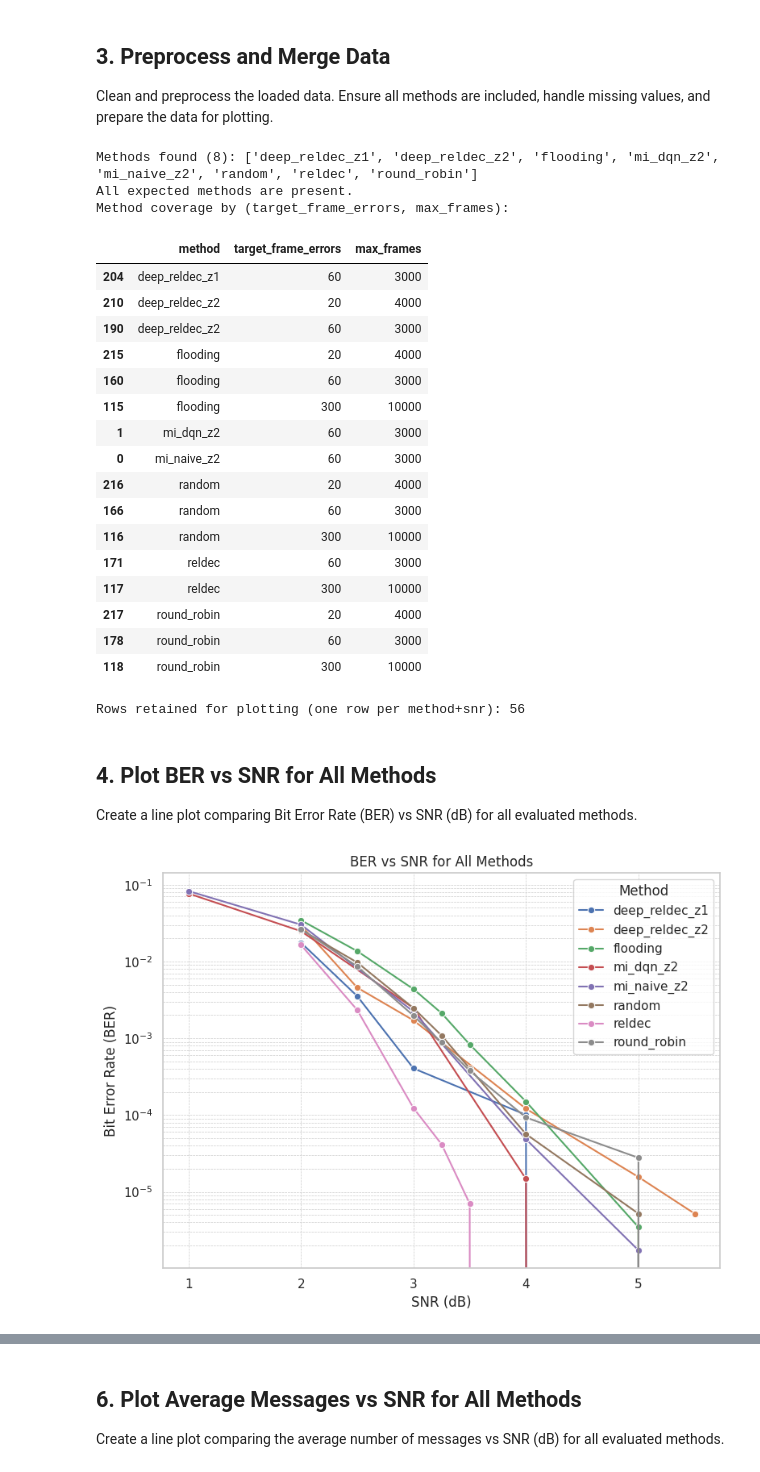
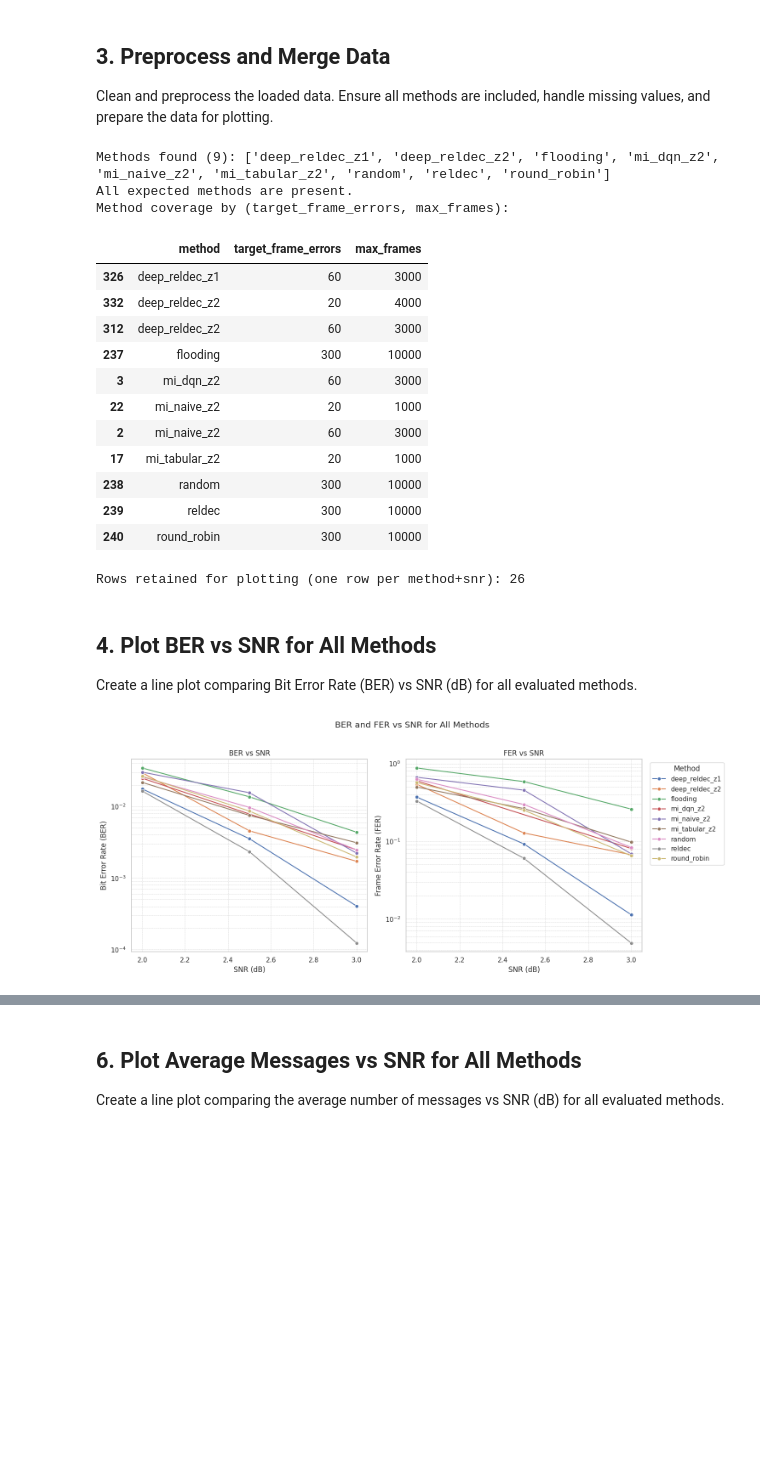
Before and after one commit to houleux/Decoder, a Jupyter notebook: RELDEC/notebook_runs/continuous_reldec/active_run/wran/plot_eval_results.ipynb, the cells around one changed output, grey strips where cells are left out. Cells and saved outputs as stored; diff of their text form; code cells hidden in the pictures; blank space fills up the shorter version.

```diff
--- a/RELDEC/notebook_runs/continuous_reldec/active_run/wran/plot_eval_results.ipynb
+++ b/RELDEC/notebook_runs/continuous_reldec/active_run/wran/plot_eval_results.ipynb
@@ -132,6 +145,10 @@ for col in ["snr_db", "ber", "fer", "avg_messages", "target_frame_errors", "max_
 
 # Keep rows with complete plotting data
 df = df.dropna(subset=["snr_db", "ber", "fer", "avg_messages", "method"])
+
+# Only compare the requested SNR points
+selected_snr = [2.0, 2.5, 3.0]
+df = df[df["snr_db"].isin(selected_snr)].copy()
 
 # Deduplicate repeated rows from overlapping CSVs
 dedupe_keys = [
@@ -173,6 +190,7 @@ expected_methods = [
     "round_robin",
     "reldec",
     "mi_naive_z2",
+    "mi_tabular_z2",
     "deep_reldec_z1",
     "deep_reldec_z2",
     "mi_dqn_z2",
@@ -199,41 +217,49 @@ print(f"Rows retained for plotting (one row per method+snr): {len(plot_df)}")
 # Keep downstream plotting cells unchanged
 df = plot_df
 # %% [output]
-Methods found (8): ['deep_reldec_z1', 'deep_reldec_z2', 'flooding', 'mi_dqn_z2', 'mi_naive_z2', 'random', 'reldec', 'round_robin']
+Methods found (9): ['deep_reldec_z1', 'deep_reldec_z2', 'flooding', 'mi_dqn_z2', 'mi_naive_z2', 'mi_tabular_z2', 'random', 'reldec', 'round_robin']
 All expected methods are present.
 Method coverage by (target_frame_errors, max_frames):
 |  | method | target_frame_errors | max_frames |
-| 204 | deep_reldec_z1 | 60 | 3000 |
-| 210 | deep_reldec_z2 | 20 | 4000 |
-| 190 | deep_reldec_z2 | 60 | 3000 |
-| 215 | flooding | 20 | 4000 |
-| 160 | flooding | 60 | 3000 |
-| 115 | flooding | 300 | 10000 |
-| 1 | mi_dqn_z2 | 60 | 3000 |
-| 0 | mi_naive_z2 | 60 | 3000 |
-| 216 | random | 20 | 4000 |
-| 166 | random | 60 | 3000 |
-| 116 | random | 300 | 10000 |
-| 171 | reldec | 60 | 3000 |
-| 117 | reldec | 300 | 10000 |
-| 217 | round_robin | 20 | 4000 |
-| 178 | round_robin | 60 | 3000 |
-| 118 | round_robin | 300 | 10000 |
+| 326 | deep_reldec_z1 | 60 | 3000 |
+| 332 | deep_reldec_z2 | 20 | 4000 |
+| 312 | deep_reldec_z2 | 60 | 3000 |
+| 237 | flooding | 300 | 10000 |
+| 3 | mi_dqn_z2 | 60 | 3000 |
+| 22 | mi_naive_z2 | 20 | 1000 |
+| 2 | mi_naive_z2 | 60 | 3000 |
+| 17 | mi_tabular_z2 | 20 | 1000 |
+| 238 | random | 300 | 10000 |
+| 239 | reldec | 300 | 10000 |
+| 240 | round_robin | 300 | 10000 |
-Rows retained for plotting (one row per method+snr): 56
+Rows retained for plotting (one row per method+snr): 26
 # %% [markdown]
 ## 4. Plot BER vs SNR for All Methods
 Create a line plot comparing Bit Error Rate (BER) vs SNR (dB) for all evaluated methods.
 # %%
-plt.figure(figsize=(8,6))
-sns.lineplot(data=df, x='snr_db', y='ber', hue='method', marker='o')
-plt.yscale('log')
-plt.xlabel('SNR (dB)')
-plt.ylabel('Bit Error Rate (BER)')
-plt.title('BER vs SNR for All Methods')
-plt.legend(title='Method')
-plt.grid(True, which='both', ls='--', lw=0.5)
-plt.tight_layout()
+fig, axes = plt.subplots(1, 2, figsize=(15, 6), sharex=True)
+
+sns.lineplot(data=df, x='snr_db', y='ber', hue='method', marker='o', ax=axes[0])
+axes[0].set_yscale('log')
+axes[0].set_xlabel('SNR (dB)')
+axes[0].set_ylabel('Bit Error Rate (BER)')
+axes[0].set_title('BER vs SNR')
+axes[0].grid(True, which='both', ls='--', lw=0.5)
+
+sns.lineplot(data=df, x='snr_db', y='fer', hue='method', marker='o', ax=axes[1])
+axes[1].set_yscale('log')
+axes[1].set_xlabel('SNR (dB)')
+axes[1].set_ylabel('Frame Error Rate (FER)')
+axes[1].set_title('FER vs SNR')
+axes[1].grid(True, which='both', ls='--', lw=0.5)
+
+handles, labels = axes[1].get_legend_handles_labels()
+axes[0].legend().remove()
+axes[1].legend(handles=handles, labels=labels, title='Method', bbox_to_anchor=(1.02, 1), loc='upper left')
+
+fig.suptitle('BER and FER vs SNR for All Methods', y=1.02)
+fig.tight_layout()
 plt.show()
 # %% [output]
-[figure, old version]
+[figure, new version]
 # %% [markdown]
```
Also changed, not shown: parts of 11 cells of this notebook, 25 other files.
